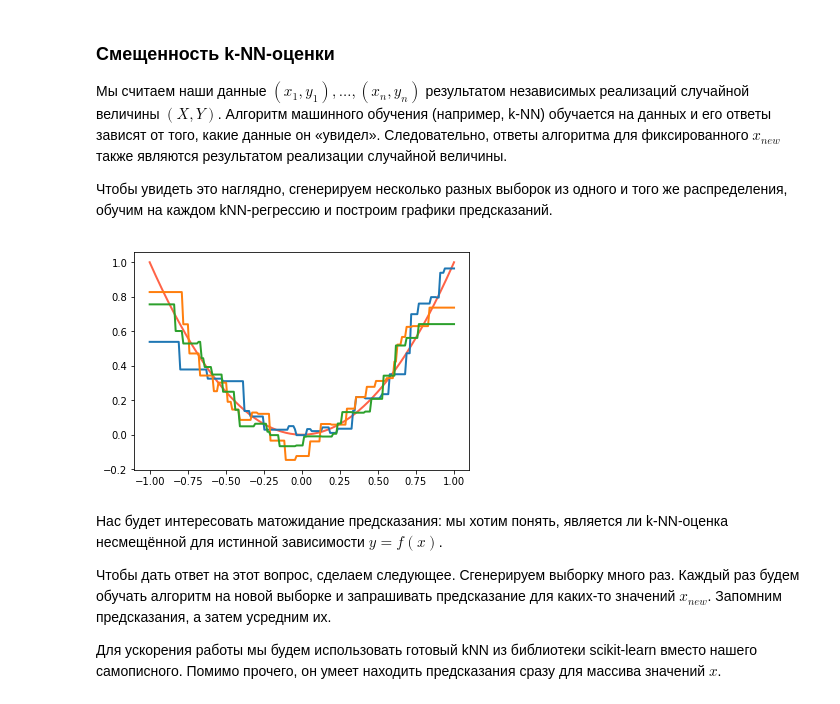
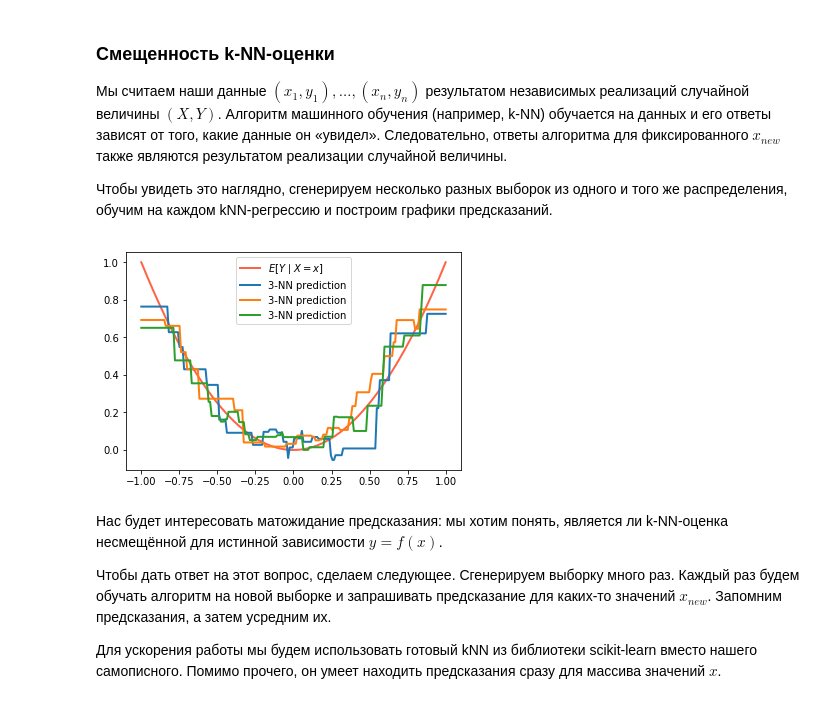
Before and after one commit to ischurov/math-ml-hse-2018, a Jupyter notebook: sem03_knn/sem03_knn.ipynb, the cells around one changed output. Saved outputs shown, nothing was run; the diff lists cells and outputs as text; code cells hidden in the pictures.

```diff
--- a/sem03_knn/sem03_knn.ipynb
+++ b/sem03_knn/sem03_knn.ipynb
@@ -51,0 +56,5 @@ array([1., 1., 0.])
+# %%
+# находим расстояния до элементов x_train;
+# в качестве расстояния используется евклидова норма разности векторов
+distances = np.linalg.norm(x_train - x_new, axis=1)
+distances
@@ -217,13 +233,15 @@ plot_kNN(X, Y, 35, markersize=3, alpha=0.5)
 # %%
 x_grid = np.linspace(-1, 1, 200)
 plt.plot(x_grid, f(x_grid), color='tomato', lw=2, label="$E[Y\mid X=x]$")
 k = 3
 for i in range(3):
     X, Y = make_data(30, 0.1)
     plt.plot(x_grid, [kNN_regression(X, Y, x_new, k) for x_new in x_grid],
              label="{}-NN prediction".format(k), lw=2)
+plt.legend()
+plt.show()
 # %% [output]
-[figure, old version]
+[figure, new version]
 # %% [markdown]
 Нас будет интересовать матожидание предсказания: мы хотим понять, является ли k-NN-оценка несмещённой для истинной зависимости $y=f(x)$.
 
```
Also changed, not shown: parts of 25 cells of this notebook.
